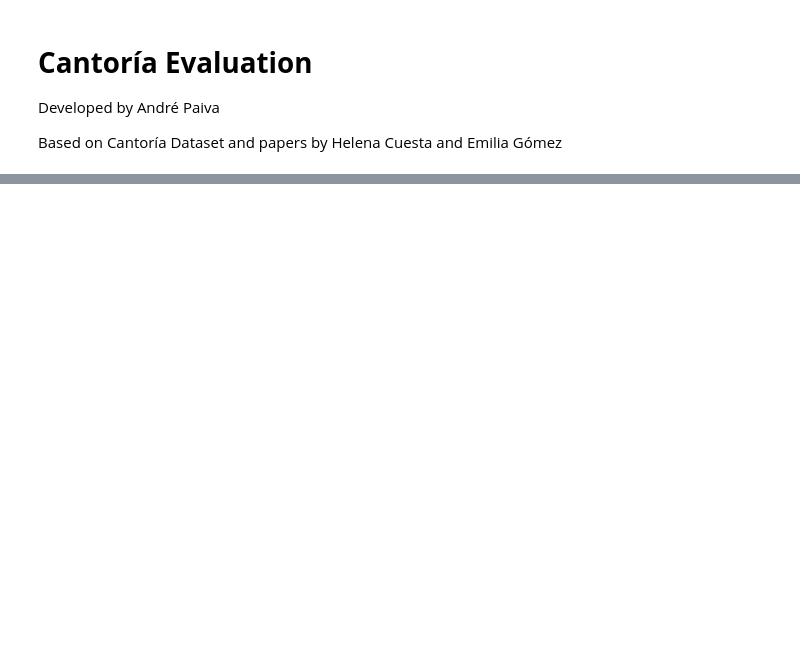
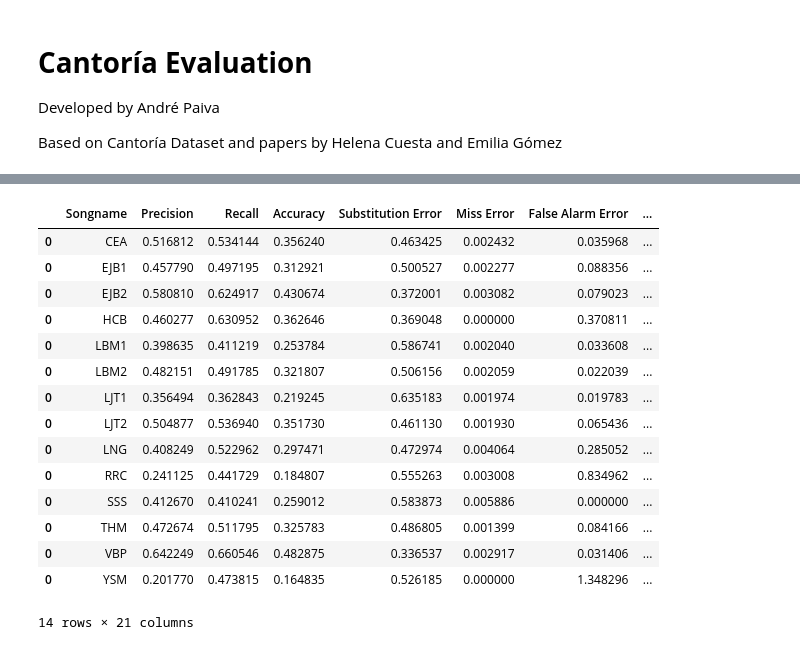
Before and after one commit to Xornotor/VocalAssignment-SSCS, a Jupyter notebook: Cantoria_Eval.ipynb, the cells around one changed output, grey strips where cells are left out. Cells and saved outputs as stored; diff of their text form; code cells hidden in the pictures; blank space fills up the shorter version.

```diff
--- a/Cantoria_Eval.ipynb
+++ b/Cantoria_Eval.ipynb
@@ -111,0 +68,19 @@ df_metrics
+# %%
+alto_df
+# %% [output]
+|  | Songname | Precision | Recall | Accuracy | Substitution Error | Miss Error | False Alarm Error | ... |
+| 0 | CEA | 0.516812 | 0.534144 | 0.356240 | 0.463425 | 0.002432 | 0.035968 | ... |
+| 0 | EJB1 | 0.457790 | 0.497195 | 0.312921 | 0.500527 | 0.002277 | 0.088356 | ... |
+| 0 | EJB2 | 0.580810 | 0.624917 | 0.430674 | 0.372001 | 0.003082 | 0.079023 | ... |
+| 0 | HCB | 0.460277 | 0.630952 | 0.362646 | 0.369048 | 0.000000 | 0.370811 | ... |
+| 0 | LBM1 | 0.398635 | 0.411219 | 0.253784 | 0.586741 | 0.002040 | 0.033608 | ... |
+| 0 | LBM2 | 0.482151 | 0.491785 | 0.321807 | 0.506156 | 0.002059 | 0.022039 | ... |
+| 0 | LJT1 | 0.356494 | 0.362843 | 0.219245 | 0.635183 | 0.001974 | 0.019783 | ... |
+| 0 | LJT2 | 0.504877 | 0.536940 | 0.351730 | 0.461130 | 0.001930 | 0.065436 | ... |
+| 0 | LNG | 0.408249 | 0.522962 | 0.297471 | 0.472974 | 0.004064 | 0.285052 | ... |
+| 0 | RRC | 0.241125 | 0.441729 | 0.184807 | 0.555263 | 0.003008 | 0.834962 | ... |
+| 0 | SSS | 0.412670 | 0.410241 | 0.259012 | 0.583873 | 0.005886 | 0.000000 | ... |
+| 0 | THM | 0.472674 | 0.511795 | 0.325783 | 0.486805 | 0.001399 | 0.084166 | ... |
+| 0 | VBP | 0.642249 | 0.660546 | 0.482875 | 0.336537 | 0.002917 | 0.031406 | ... |
+| 0 | YSM | 0.201770 | 0.473815 | 0.164835 | 0.526185 | 0.000000 | 1.348296 | ... |
+14 rows × 21 columns
```
Also changed, not shown: parts of 10 cells of this notebook, 2 other files.
